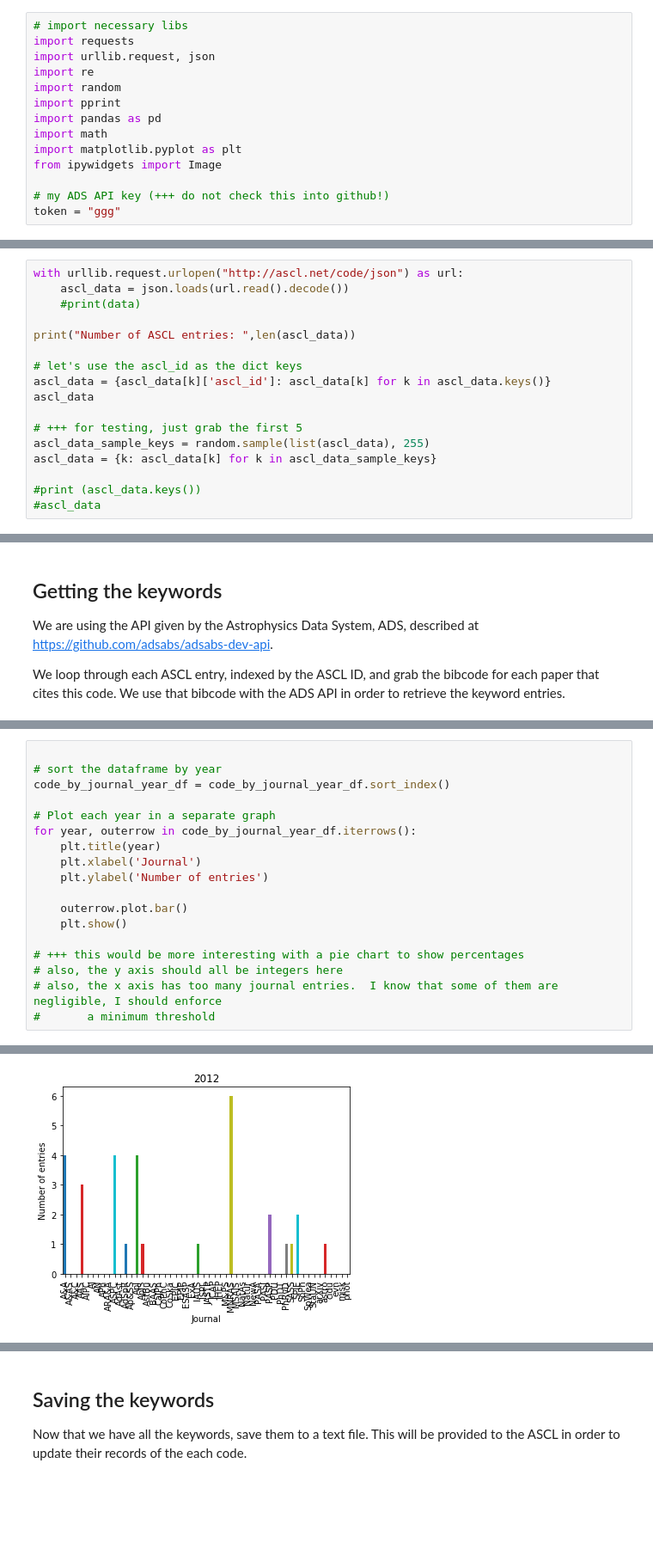
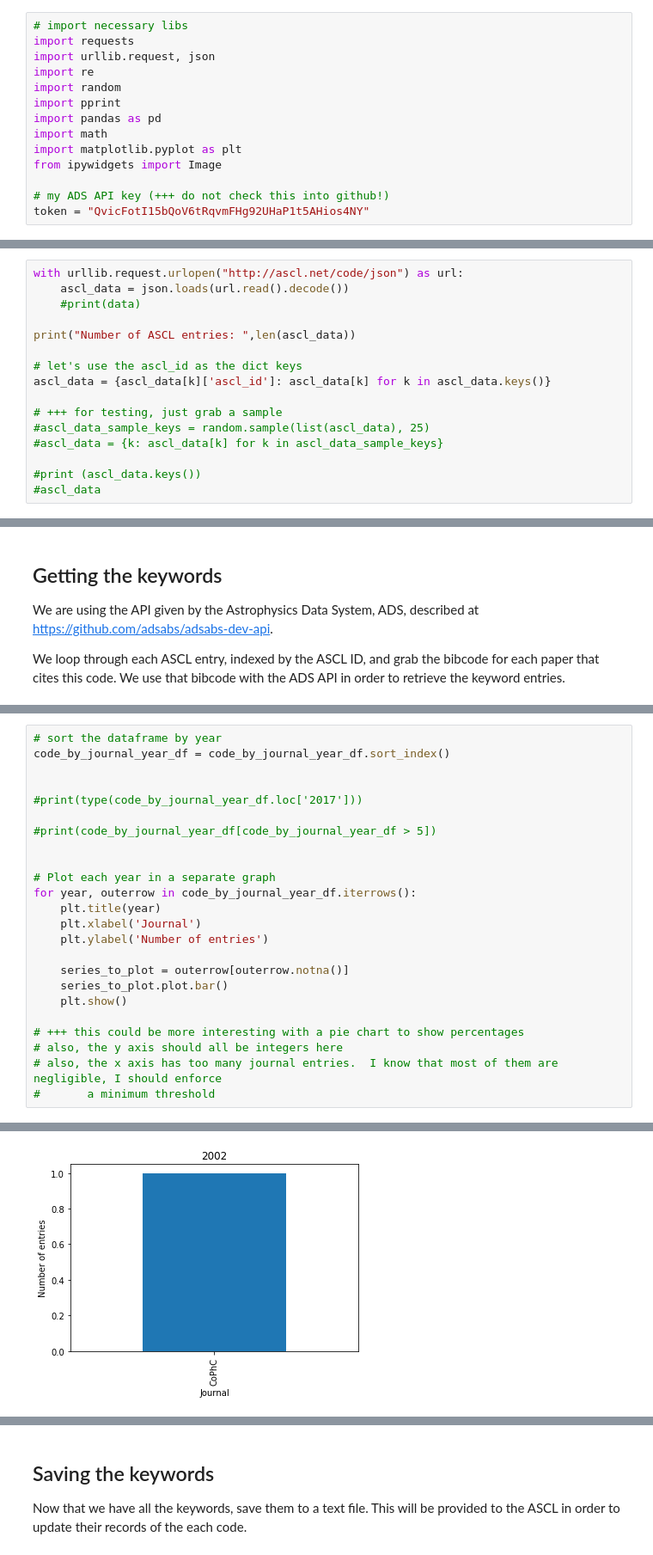
Before and after one commit to krutkow/cmsc641, a Jupyter notebook: rutkowski_finalproject.ipynb, the cells around one changed output, grey strips where cells are left out. Shown at 86% size. Drawn from its saved outputs; the diff is of its cells as text; blank space fills up the shorter version.

```diff
--- a/rutkowski_finalproject.ipynb
+++ b/rutkowski_finalproject.ipynb
@@ -21,5 +21,5 @@ import matplotlib.pyplot as plt
 from ipywidgets import Image
 
 # my ADS API key (+++ do not check this into github!)
-token = "ggg"
+token = "QvicFotI15bQoV6tRqvmFHg92UHaP1t5AHios4NY"
 # %% [markdown]
@@ -35,11 +35,10 @@ print("Number of ASCL entries: ",len(ascl_data))
 
 # let's use the ascl_id as the dict keys
 ascl_data = {ascl_data[k]['ascl_id']: ascl_data[k] for k in ascl_data.keys()}
-ascl_data
 
-# +++ for testing, just grab the first 5
-ascl_data_sample_keys = random.sample(list(ascl_data), 255)
-ascl_data = {k: ascl_data[k] for k in ascl_data_sample_keys}
+# +++ for testing, just grab a sample
+#ascl_data_sample_keys = random.sample(list(ascl_data), 25)
+#ascl_data = {k: ascl_data[k] for k in ascl_data_sample_keys}
 
 #print (ascl_data.keys())
 #ascl_data
@@ -268,7 +297,12 @@ There is a bar for each journal, even if some journals don't have any entries fo
 # %%
-
 # sort the dataframe by year
 code_by_journal_year_df = code_by_journal_year_df.sort_index()
+
+
+#print(type(code_by_journal_year_df.loc['2017']))
+
+#print(code_by_journal_year_df[code_by_journal_year_df > 5])
+
 
 # Plot each year in a separate graph
 for year, outerrow in code_by_journal_year_df.iterrows():
@@ -276,11 +310,12 @@ for year, outerrow in code_by_journal_year_df.iterrows():
     plt.xlabel('Journal')
     plt.ylabel('Number of entries')
 
-    outerrow.plot.bar()
+    series_to_plot = outerrow[outerrow.notna()]
+    series_to_plot.plot.bar()
     plt.show()
 
-# +++ this would be more interesting with a pie chart to show percentages
+# +++ this could be more interesting with a pie chart to show percentages
 # also, the y axis should all be integers here
-# also, the x axis has too many journal entries.  I know that some of them are negligible, I should enforce
+# also, the x axis has too many journal entries.  I know that most of them are negligible, I should enforce
 #       a minimum threshold
 # %% [output]
@@ -290 +325 @@ for year, outerrow in code_by_journal_year_df.iterrows():
-[figure, old version]
+[figure, new version]
```
Also changed, not shown: parts of 15 cells of this notebook.
